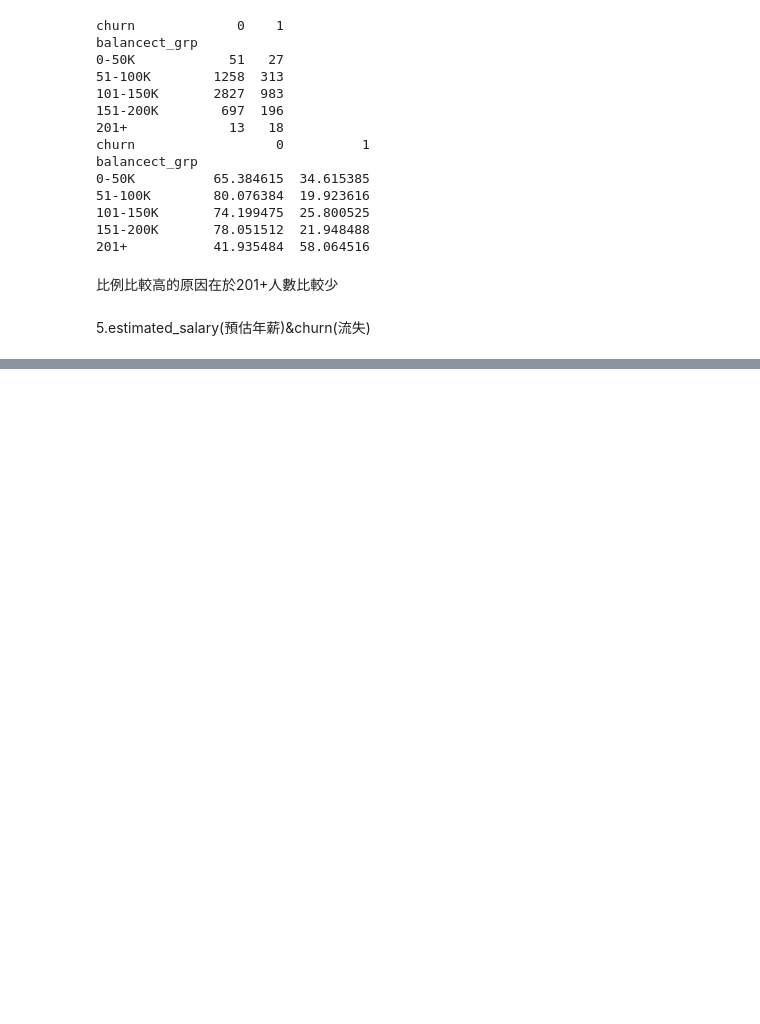
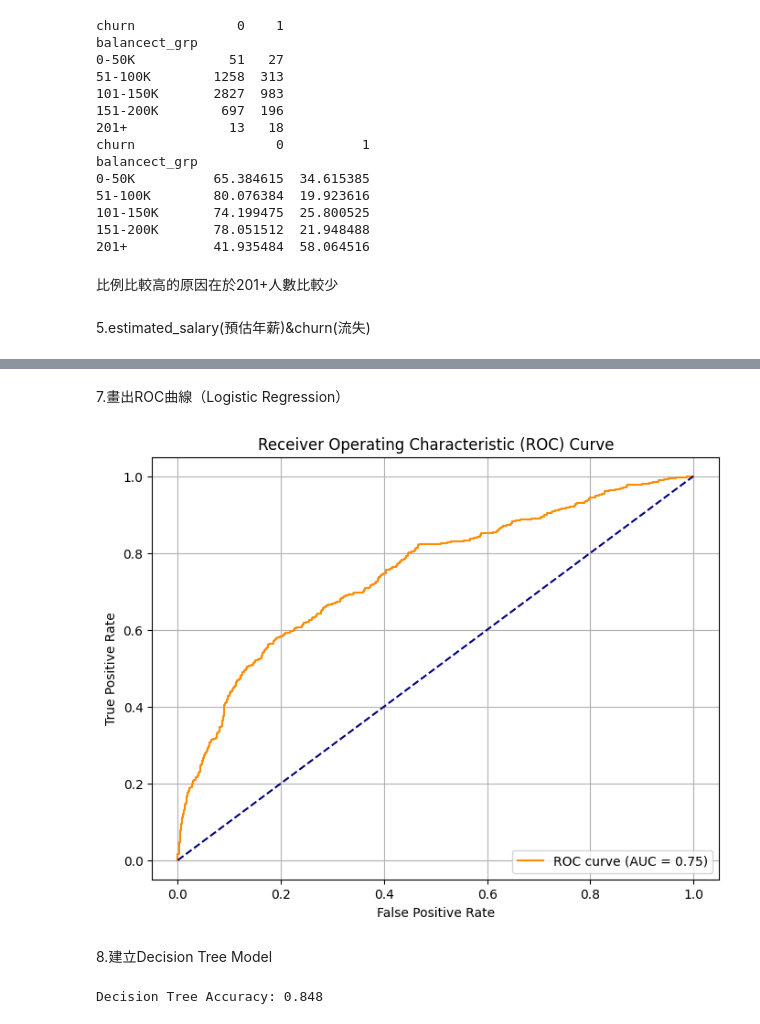
Before and after one commit to akilchen/side-project, a Jupyter notebook: Bank_Customer_Churn_Dataset.ipynb, the cells around one changed output, grey strips where cells are left out. Cells and saved outputs as stored; diff of their text form; code cells hidden in the pictures; blank space fills up the shorter version.

```diff
--- a/Bank_Customer_Churn_Dataset.ipynb
+++ b/Bank_Customer_Churn_Dataset.ipynb
@@ -346,0 +438,7 @@ balancect_grp
+# %%
+features = ['credit_score','country','gender','age','tenure','balance','products_number','credit_card','active_member','estimated_salary']
+target = 'churn'
+
+#X(自變數)和y(應變數)
+x = df[features]
+y = df[target]
@@ -346,0 +447,3 @@ balancect_grp
+# %%
+# 對類別變數做 one-hot encoding
+x = pd.get_dummies(X, columns=['country', 'gender'], drop_first=True)  # drop_first=True 是避免假共線
@@ -346,0 +473,12 @@ balancect_grp
+# %%
+from sklearn.preprocessing import StandardScaler
+#將資料標準化
+scaler = StandardScaler()      #創造一個標準化工具（scaler）的實例，準備用來處理數據
+x_scaled = scaler.fit_transform(x)  #標準化
+
+#重新切分資料
+x_train, x_test, y_train, y_test = train_test_split(x_scaled, y, test_size=0.2, random_state=50)
+
+#再從新建一次模
+model = LogisticRegression(max_iter=300)
+model.fit(x_train, y_train)
@@ -346,0 +541,38 @@ balancect_grp
+# %% [markdown]
+7.畫出ROC曲線（Logistic Regression）
+# %%
+from sklearn.metrics import roc_curve, roc_auc_score
+import matplotlib.pyplot as plt
+
+#預測機率（而不是分類結果）
+y_probs = model.predict_proba(x_test)[:, 1]  # 取出屬於「流失」的機率
+
+#計算fpr和tpr
+fpr, tpr, thresholds = roc_curve(y_test, y_probs)
+auc = roc_auc_score(y_test, y_probs)
+
+#畫圖
+plt.figure(figsize=(8,6))
+plt.plot(fpr, tpr, color='darkorange', label=f'ROC curve (AUC = {auc:.2f})')
+plt.plot([0, 1], [0, 1], color='navy', linestyle='--')
+plt.xlabel('False Positive Rate')
+plt.ylabel('True Positive Rate')
+plt.title('Receiver Operating Characteristic (ROC) Curve')
+plt.legend(loc='lower right')
+plt.grid(True)
+plt.show()
+# %% [output]
+[figure, added]
+# %% [markdown]
+8.建立Decision Tree Model
+# %%
+from sklearn.tree import DecisionTreeClassifier, plot_tree
+
+# 建立模型（你可以調 max_depth 看樹多深）
+tree_model = DecisionTreeClassifier(max_depth=4, random_state=42)
+tree_model.fit(x_train, y_train)
+
+# 預測準確率
+print("Decision Tree Accuracy:", tree_model.score(x_test, y_test))
+# %% [output]
+Decision Tree Accuracy: 0.848
```
Also changed, not shown: parts of 22 cells of this notebook.
